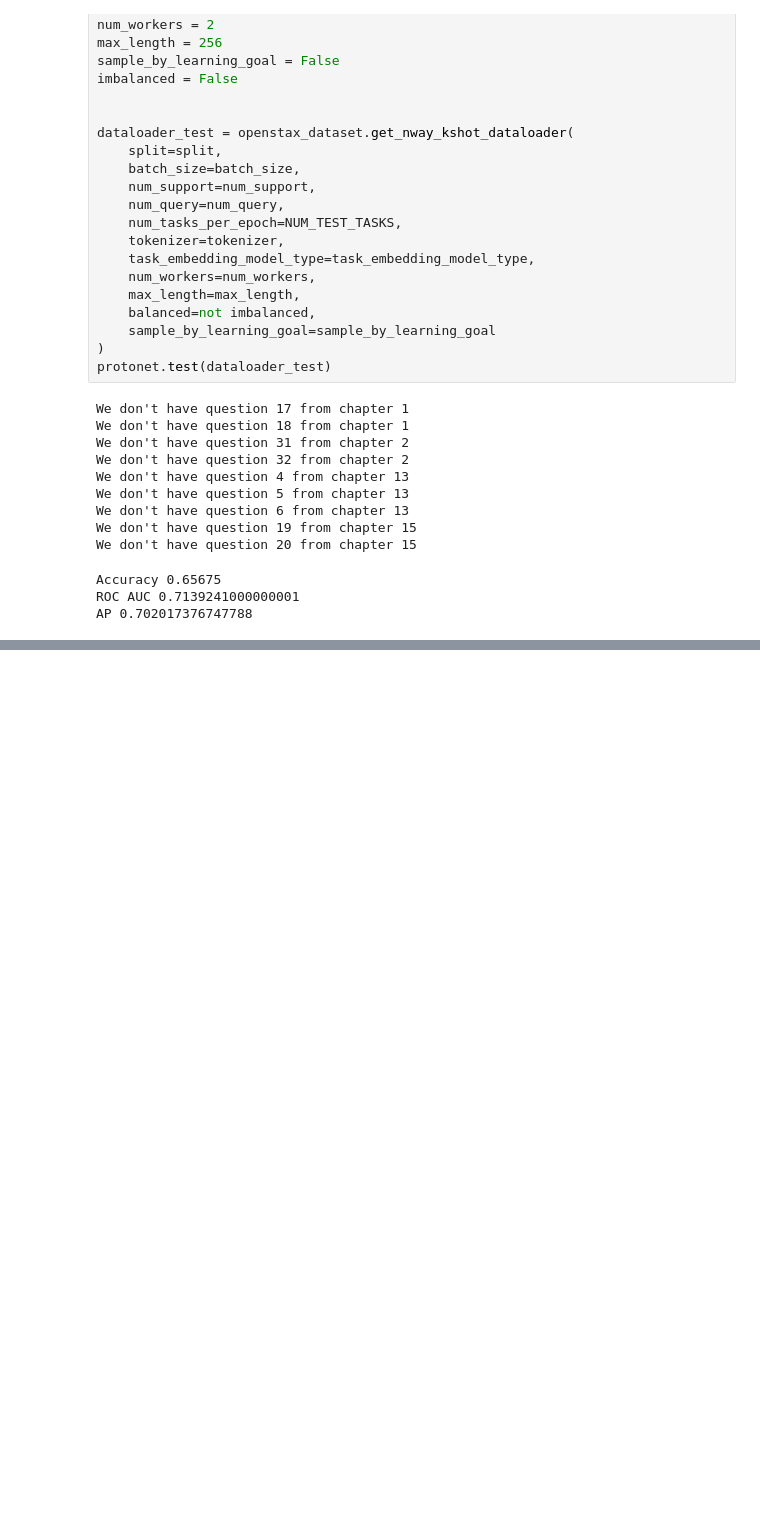
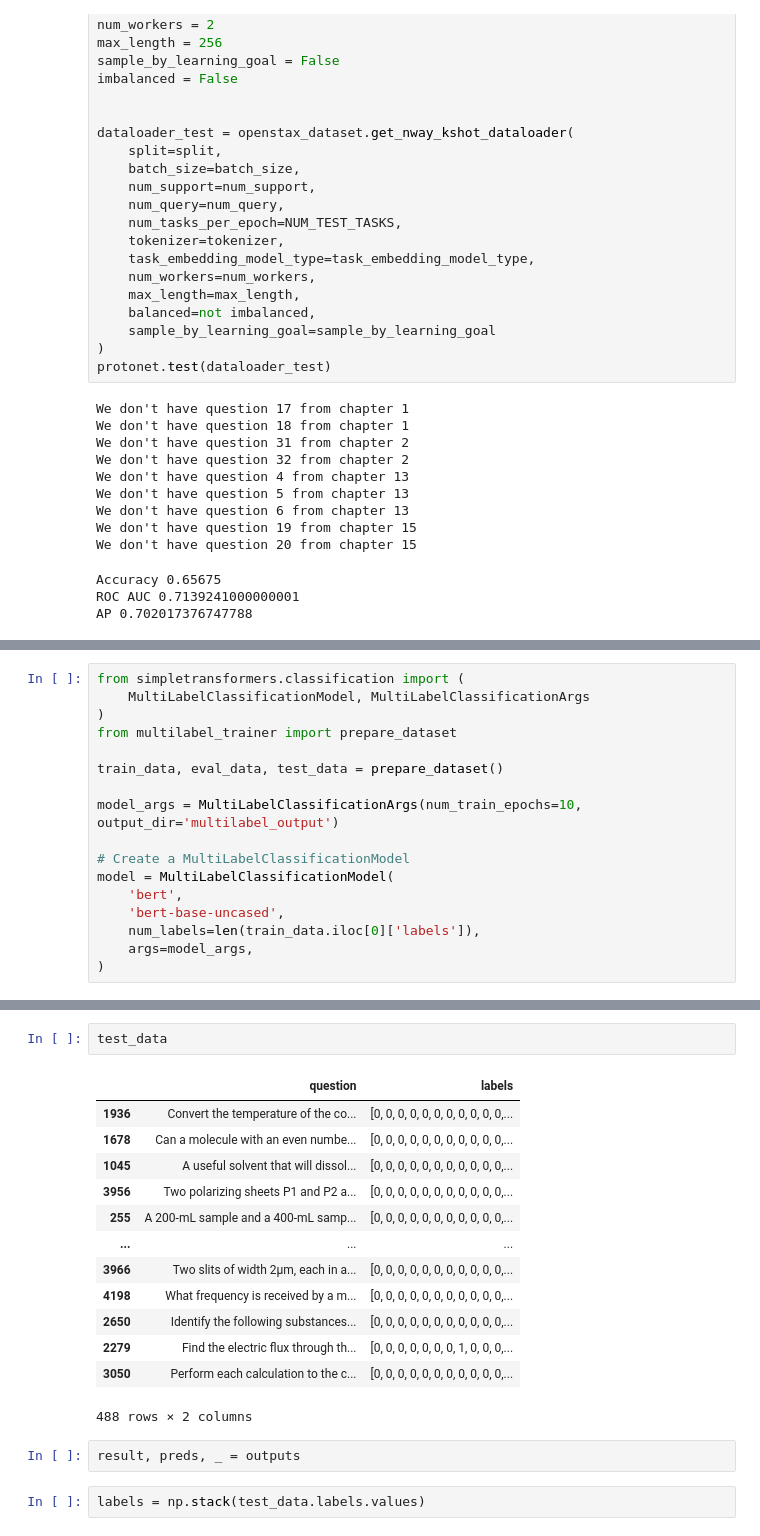
Before and after one commit to AmirZur/smartstem-ai, a Jupyter notebook: playground.ipynb, the cells around one changed output, grey strips where cells are left out. Drawn from its saved outputs; the diff is of its cells as text; blank space fills up the shorter version.

```diff
--- a/playground.ipynb
+++ b/playground.ipynb
@@ -1987,0 +1990,17 @@ AP 0.702017376747788
+# %%
+from simpletransformers.classification import (
+    MultiLabelClassificationModel, MultiLabelClassificationArgs
+)
+from multilabel_trainer import prepare_dataset
+
+train_data, eval_data, test_data = prepare_dataset()
+
+model_args = MultiLabelClassificationArgs(num_train_epochs=10, output_dir='multilabel_output')
+
+# Create a MultiLabelClassificationModel
+model = MultiLabelClassificationModel(
+    'bert',
+    'bert-base-uncased',
+    num_labels=len(train_data.iloc[0]['labels']),
+    args=model_args,
+)
@@ -1987,0 +2027,20 @@ AP 0.702017376747788
+# %%
+test_data
+# %% [output]
+|  | question | labels |
+| 1936 | Convert the temperature of the co... | [0, 0, 0, 0, 0, 0, 0, 0, 0, 0, 0,... |
+| 1678 | Can a molecule with an even numbe... | [0, 0, 0, 0, 0, 0, 0, 0, 0, 0, 0,... |
+| 1045 | A useful solvent that will dissol... | [0, 0, 0, 0, 0, 0, 0, 0, 0, 0, 0,... |
+| 3956 | Two polarizing sheets P1 and P2 a... | [0, 0, 0, 0, 0, 0, 0, 0, 0, 0, 0,... |
+| 255 | A 200-mL sample and a 400-mL samp... | [0, 0, 0, 0, 0, 0, 0, 0, 0, 0, 0,... |
+| ... | ... | ... |
+| 3966 | Two slits of width 2μm, each in a... | [0, 0, 0, 0, 0, 0, 0, 0, 0, 0, 0,... |
+| 4198 | What frequency is received by a m... | [0, 0, 0, 0, 0, 0, 0, 0, 0, 0, 0,... |
+| 2650 | Identify the following substances... | [0, 0, 0, 0, 0, 0, 0, 0, 0, 0, 0,... |
+| 2279 | Find the electric flux through th... | [0, 0, 0, 0, 0, 0, 0, 1, 0, 0, 0,... |
+| 3050 | Perform each calculation to the c... | [0, 0, 0, 0, 0, 0, 0, 0, 0, 0, 0,... |
+488 rows × 2 columns
+# %%
+result, preds, _ = outputs
+# %%
+labels = np.stack(test_data.labels.values)
```
Also changed, not shown: parts of 5 cells of this notebook.
